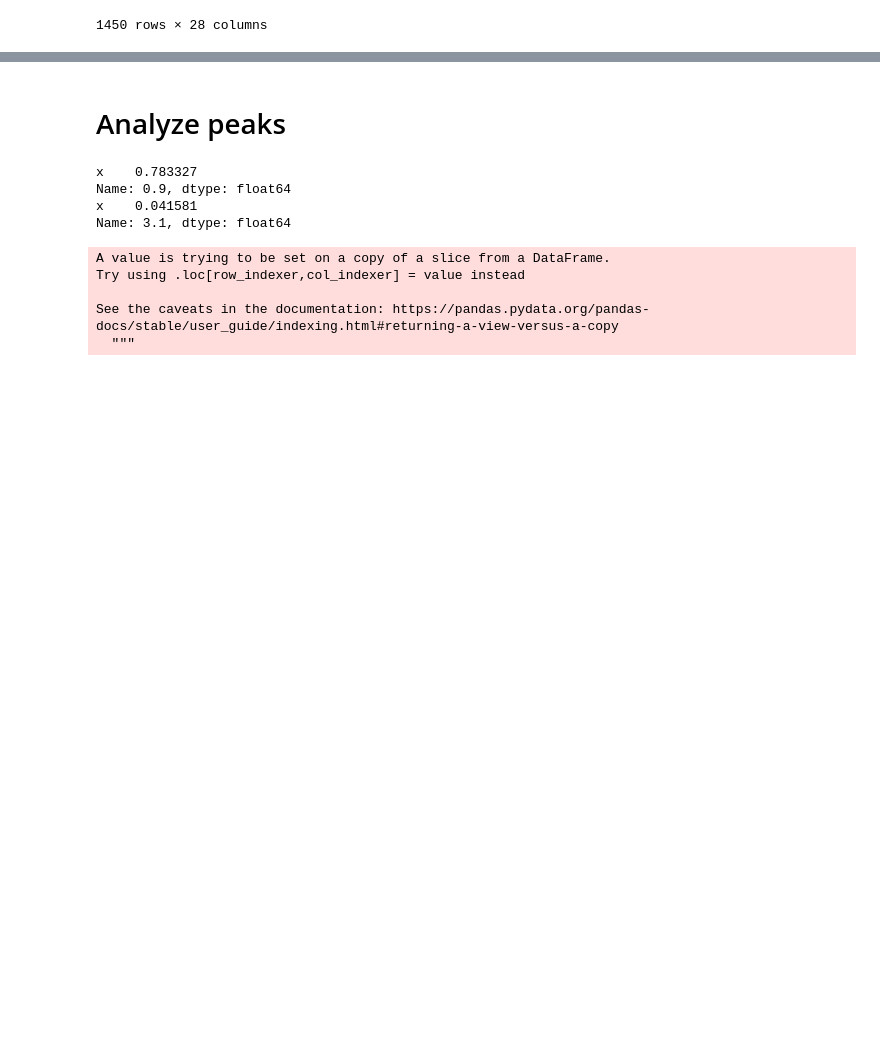
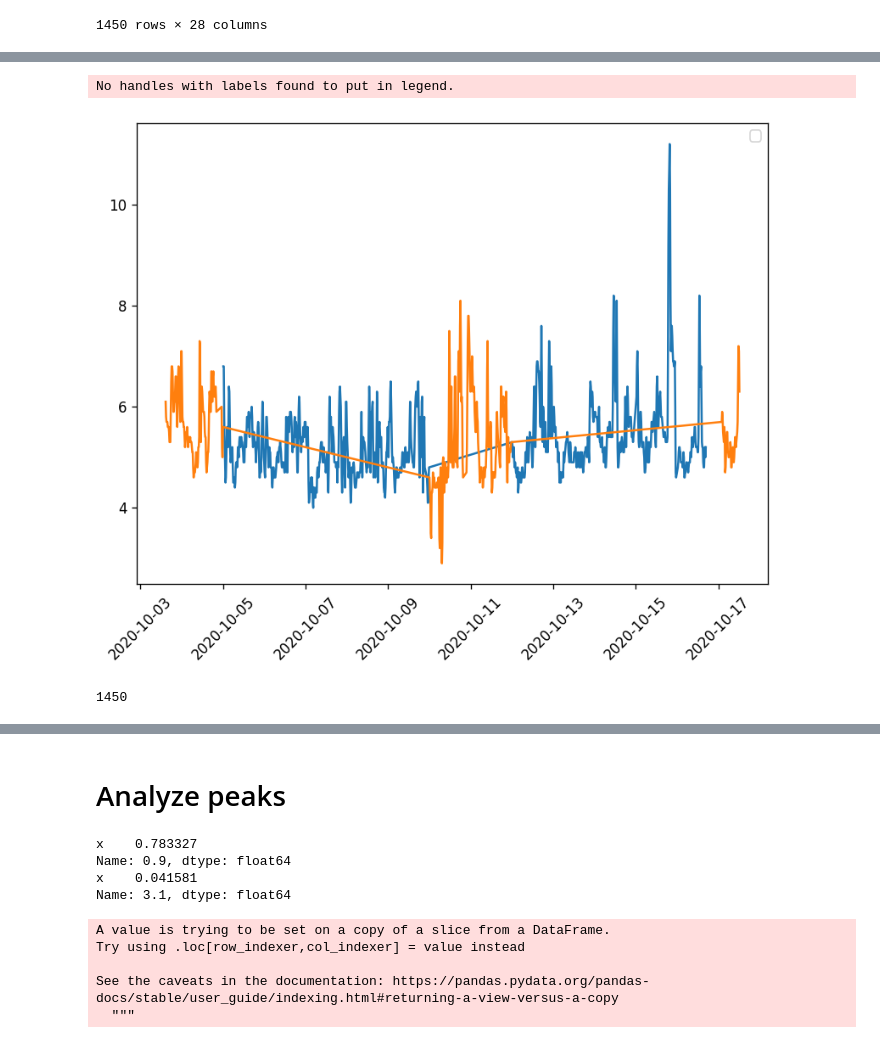
Before and after one commit to amino-health/glyco, a Jupyter notebook: eda/Report | Johan.ipynb, the cells around one changed output, grey strips where cells are left out. Drawn from its saved outputs; the diff is of its cells as text; code cells hidden in the pictures; blank space fills up the shorter version.

```diff
--- a/eda/Report | Johan.ipynb
+++ b/eda/Report | Johan.ipynb
@@ -249,0 +261,11 @@ glucose
+# %%
+g_weekday = glucose[glucose.weekend== False]
+g_weekend = glucose[glucose.weekend]
+# %%
+resize()
+plt.plot(g_weekday[glbl])
+plt.plot(g_weekend[glbl])
+end_plot()
+# %% [output]
+No handles with labels found to put in legend.
+[figure, added]
@@ -249,0 +274,4 @@ glucose
+# %%
+len(glucose)
+# %% [output]
+1450
```
Also changed, not shown: parts of 13 cells of this notebook, 1 other file.
